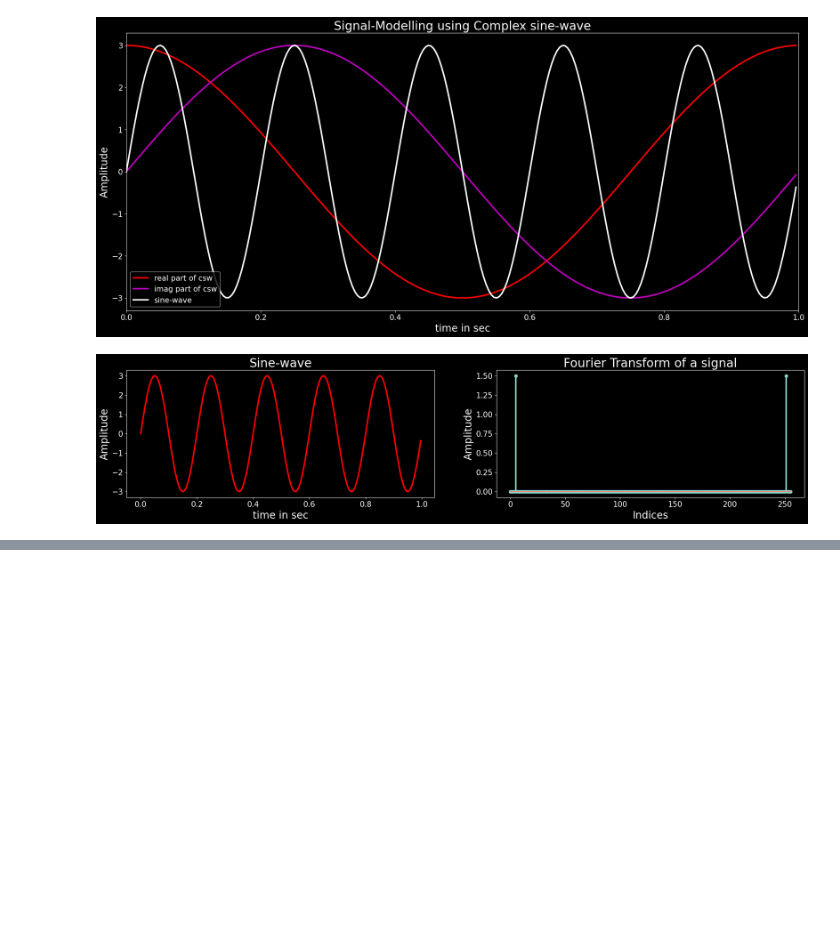
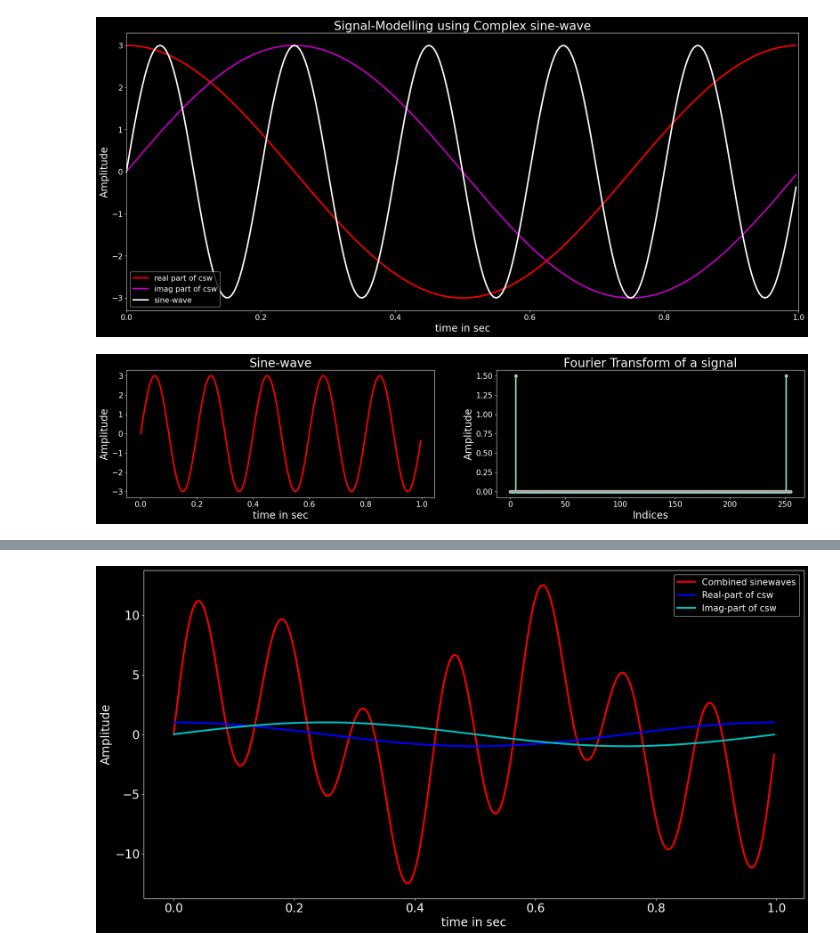
Before and after one commit to RahulChowdary221/Hello-DSP, a Jupyter notebook: fourier_transform.ipynb, the cells around one changed output, grey strips where cells are left out. Drawn from its saved outputs; the diff is of its cells as text; code cells hidden in the pictures; blank space fills up the shorter version.

```diff
--- a/fourier_transform.ipynb
+++ b/fourier_transform.ipynb
@@ -159,0 +210,29 @@ plt.show()
+# %%
+import matplotlib.pyplot as plt
+import numpy as np
+from matplotlib import style
+srate=256
+t=np.arange(0,1,1/srate)
+x1=5*np.sin(2*np.pi*2*t)
+x2=2*np.sin(2*np.pi*5*t)
+x3=7*np.sin(2*np.pi*7*t)
+x4=x1+x2+x3
+X=np.zeros(len(x4),dtype=complex)
+for freq in range(0,len(t)):
+    csw=np.exp(-1j*2*np.pi*freq*t)
+    X[freq]=np.sum(x4*csw)
+amps=2*np.abs(X)/len(t)
+Nyquist =srate/2
+Hz1=np.linspace(0,Nyquist,math.floor(len(t)/2 +1))
+plt.figure(figsize=(20,10))
+plt.rcParams['xtick.labelsize']=20
+plt.rcParams['ytick.labelsize']=20
+plt.plot(t,x4,'r-',linewidth=3,label='Combined sinewaves')
+plt.plot(t,np.real(csw),'b-',linewidth=3,label='Real-part of csw')
+plt.plot(t,np.imag(csw),'c-',linewidth=3,label='Imag-part of csw')
+plt.xlabel('time in sec',fontsize=20)
+plt.ylabel('Amplitude',fontsize=20)
+plt.legend(fontsize=15)
+plt.show()
+# %% [output]
+[figure, added]
```
Also changed, not shown: parts of 5 cells of this notebook.
